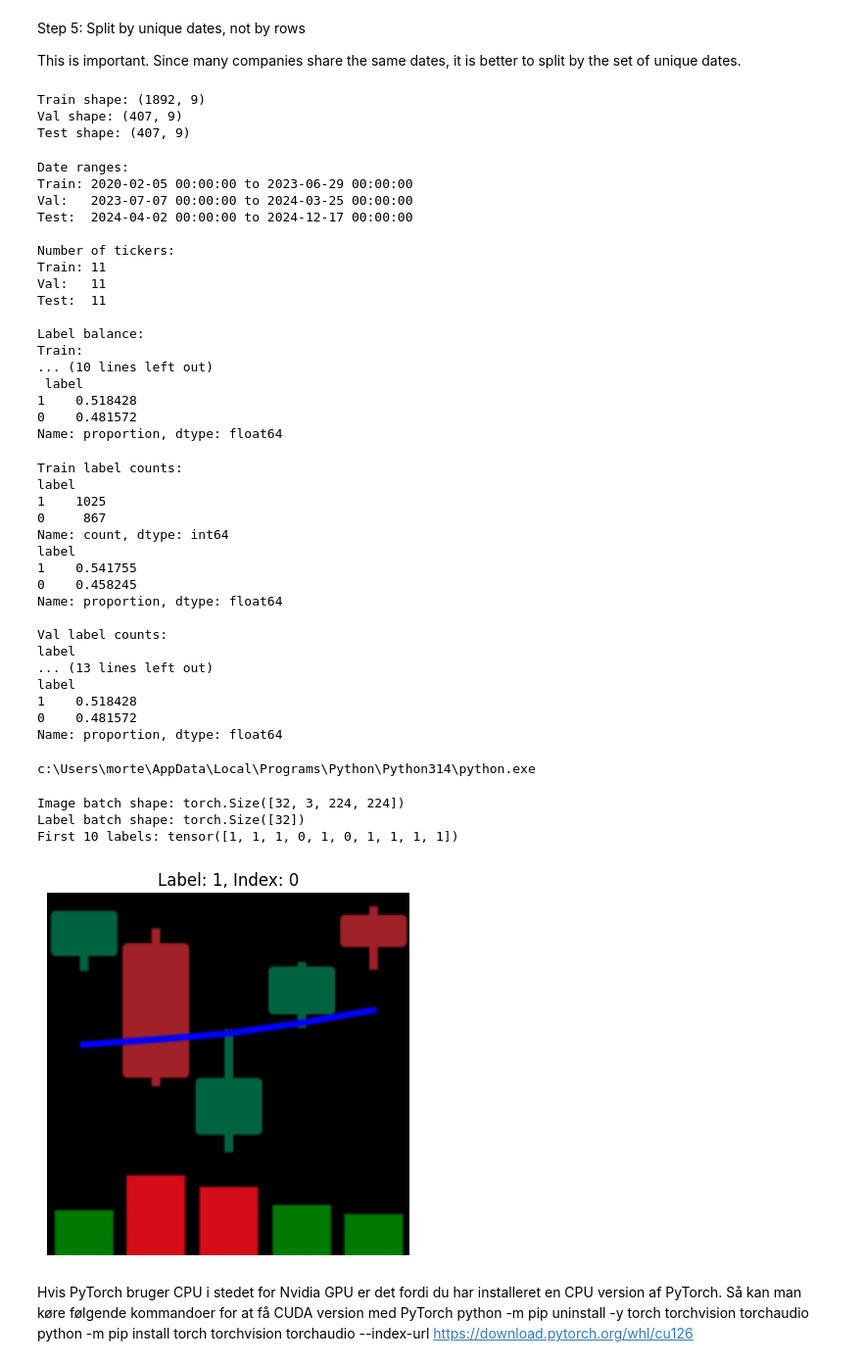
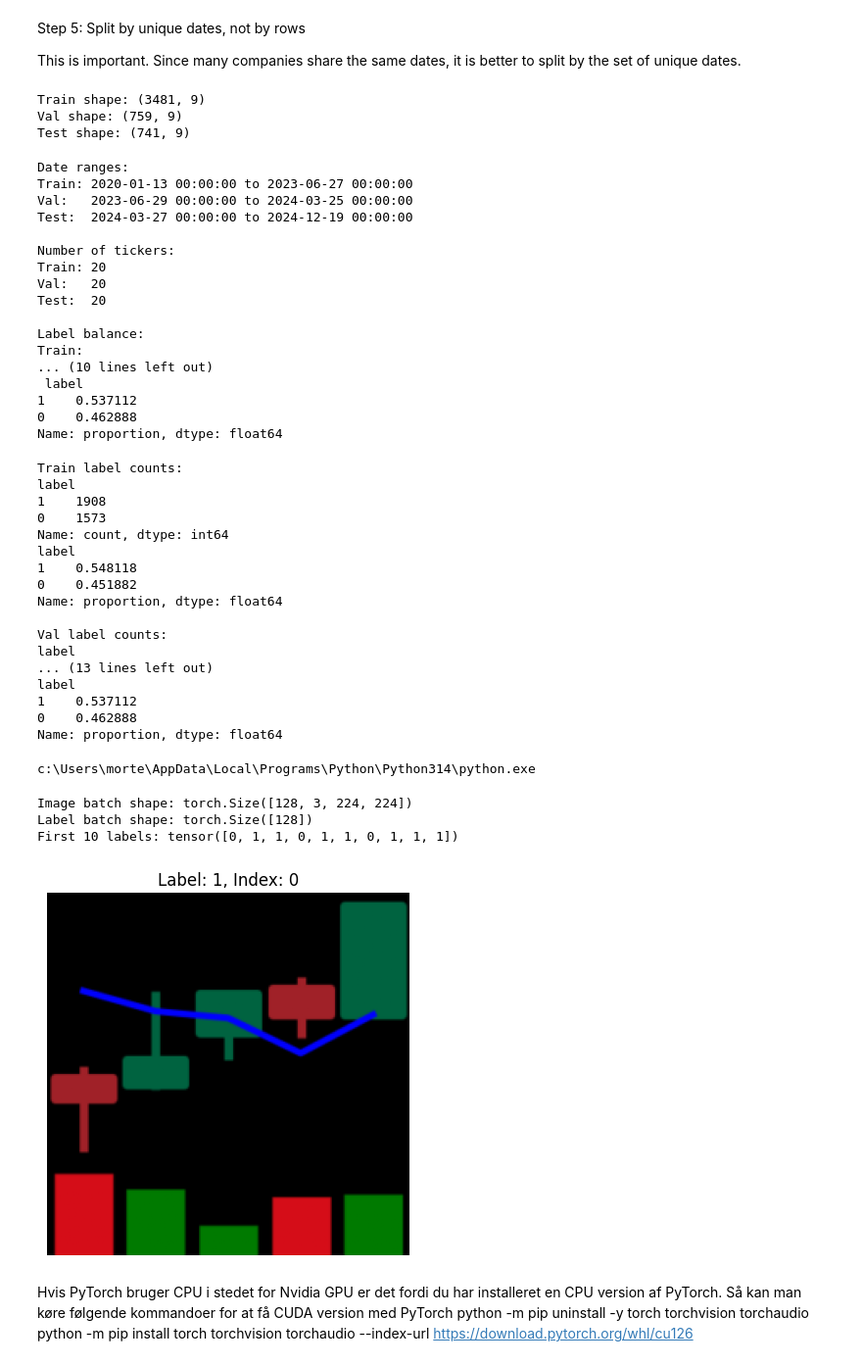
Before and after one commit to MortenSkovbjerg2000/speciale-i-datavidenskab-2026, a Jupyter notebook: training.ipynb, the cells around one changed output. Shown at 98% size. Drawn from its saved outputs; the diff is of its cells as text; code cells hidden in the pictures.

```diff
--- a/training.ipynb
+++ b/training.ipynb
@@ -1,9 +1,17 @@
 # %%
 import pandas as pd
 import os
+import random
 
 # Write the folder name only once
 data_folder = "vol_1_ma_1_bb_0_rsi_0"
+
+# Choose how many tickers to use
+# Set to None if you want all tickers
+MAX_TICKERS = 20
+
+# Make ticker selection reproducible
+TICKER_SEED = 42
 
 # Build paths from that
 csv_path = os.path.join(data_folder, "labels.csv")
@@ -18,6 +26,28 @@ df["end_date"] = pd.to_datetime(df["end_date"])
 # Use end_date as the observation date for splitting
 df["date"] = df["end_date"]
 
+# --------------------------------------------------
+# LIMIT NUMBER OF TICKERS EARLY IN THE FILE
+# --------------------------------------------------
+all_tickers = sorted(df["ticker"].unique())
+print(f"Total tickers available before filtering: {len(all_tickers)}")
+
+if MAX_TICKERS is not None:
+    if MAX_TICKERS > len(all_tickers):
+        raise ValueError(
+            f"MAX_TICKERS={MAX_TICKERS} is larger than the number of available tickers ({len(all_tickers)})."
+        )
+
+    rng = random.Random(TICKER_SEED)
+    selected_tickers = rng.sample(all_tickers, MAX_TICKERS)
+    selected_tickers = sorted(selected_tickers)
+
+    df = df[df["ticker"].isin(selected_tickers)].copy()
+    print(f"Using {len(selected_tickers)} tickers: {selected_tickers[:10]}{' ...' if len(selected_tickers) > 10 else ''}")
+
+print(f"Rows after ticker filtering: {len(df)}")
+print(df["ticker"].nunique(), "unique tickers remain")
+
 print(df.head())
 print(df.info())
 print(df["label"].value_counts())
@@ -84,9 +114,9 @@ print("Train shape:", train_df.shape)
 print("Val shape:", val_df.shape)
 print("Test shape:", test_df.shape)
 # %% [output]
-Train shape: (1892, 9)
-Val shape: (407, 9)
-Test shape: (407, 9)
+Train shape: (3481, 9)
+Val shape: (759, 9)
+Test shape: (741, 9)
 # %%
 print("\nDate ranges:")
 print("Train:", train_df["date"].min(), "to", train_df["date"].max())
@@ -104,21 +134,21 @@ print("Val:\n", val_df["label"].value_counts(normalize=True))
 print("Test:\n", test_df["label"].value_counts(normalize=True))
 # %% [output]
 Date ranges:
-Train: 2020-02-05 00:00:00 to 2023-06-29 00:00:00
-Val:   2023-07-07 00:00:00 to 2024-03-25 00:00:00
-Test:  2024-04-02 00:00:00 to 2024-12-17 00:00:00
+Train: 2020-01-13 00:00:00 to 2023-06-27 00:00:00
+Val:   2023-06-29 00:00:00 to 2024-03-25 00:00:00
+Test:  2024-03-27 00:00:00 to 2024-12-19 00:00:00
 
 Number of tickers:
-Train: 11
-Val:   11
-Test:  11
+Train: 20
+Val:   20
+Test:  20
 
 Label balance:
 Train:
 ... (10 lines left out)
  label
-1    0.518428
-0    0.481572
+1    0.537112
+0    0.462888
 Name: proportion, dtype: float64
 # %%
 print("Train label counts:")
@@ -135,20 +165,20 @@ print(test_df["label"].value_counts(normalize=True))
 # %% [output]
 Train label counts:
 label
-1    1025
-0     867
+1    1908
+0    1573
 Name: count, dtype: int64
 label
-1    0.541755
-0    0.458245
+1    0.548118
+0    0.451882
 Name: proportion, dtype: float64
 
 Val label counts:
 label
 ... (13 lines left out)
 label
-1    0.518428
-0    0.481572
+1    0.537112
+0    0.462888
 Name: proportion, dtype: float64
 # %%
 import sys
@@ -180,40 +210,40 @@ class StockImageDataset(Dataset):
         if self.transform:
             image = self.transform(image)
 
         return image, label, idx
 
 basic_transform = transforms.Compose([
     transforms.Resize((224, 224)),
     transforms.ToTensor()
 ])
 
 train_dataset = StockImageDataset(train_df, transform=basic_transform)
 val_dataset   = StockImageDataset(val_df, transform=basic_transform)
 test_dataset  = StockImageDataset(test_df, transform=basic_transform)
 
-train_loader = DataLoader(train_dataset, batch_size=32, shuffle=True)
-val_loader   = DataLoader(val_dataset, batch_size=32, shuffle=False)
-test_loader  = DataLoader(test_dataset, batch_size=32, shuffle=False)
+train_loader = DataLoader(train_dataset, batch_size=128, shuffle=True)
+val_loader   = DataLoader(val_dataset, batch_size=128, shuffle=False)
+test_loader  = DataLoader(test_dataset, batch_size=128, shuffle=False)
 
 # Test one batch
 images, labels, idx = next(iter(train_loader))
 print("Image batch shape:", images.shape)
 print("Label batch shape:", labels.shape)
 print("First 10 labels:", labels[:10])
 
 # Show one example image
 image, label, idx = train_dataset[0]
 img_np = image.permute(1, 2, 0).numpy()
 
 plt.imshow(img_np)
 plt.title(f"Label: {label}, Index: {idx}")
 plt.axis("off")
 plt.show()
 # %% [output]
-Image batch shape: torch.Size([32, 3, 224, 224])
-Label batch shape: torch.Size([32])
-First 10 labels: tensor([1, 1, 1, 0, 1, 0, 1, 1, 1, 1])
+Image batch shape: torch.Size([128, 3, 224, 224])
+Label batch shape: torch.Size([128])
+First 10 labels: tensor([0, 1, 1, 0, 1, 1, 0, 1, 1, 1])
-[figure, old version]
+[figure, new version]
 # %% [markdown]
 Hvis PyTorch bruger CPU i stedet for Nvidia GPU er det fordi du har installeret en CPU version af PyTorch. Så kan man køre følgende kommandoer for at få CUDA version med PyTorch
 python -m pip uninstall -y torch torchvision torchaudio
```
Also changed, not shown: parts of 17 cells of this notebook, 2 other files.
